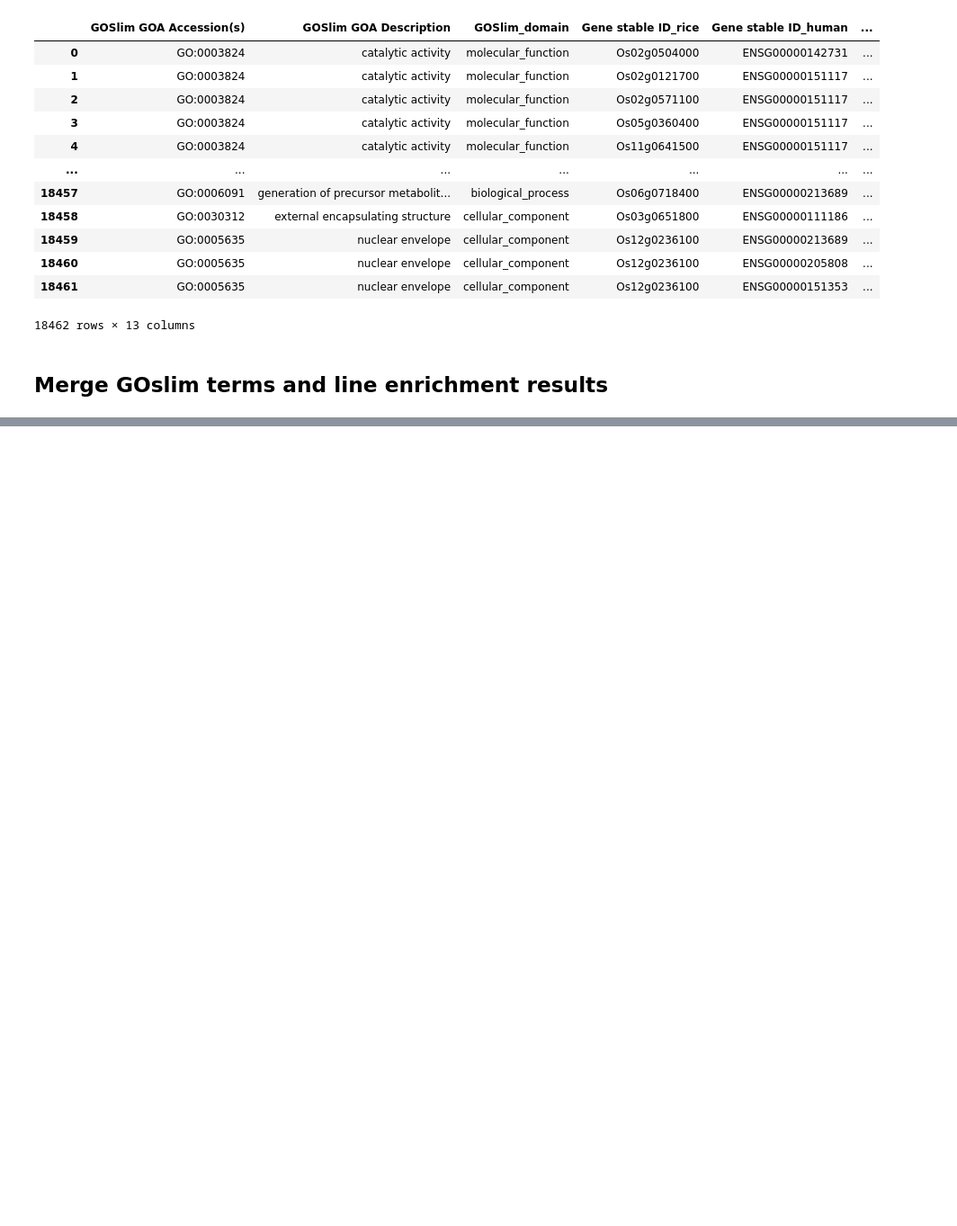
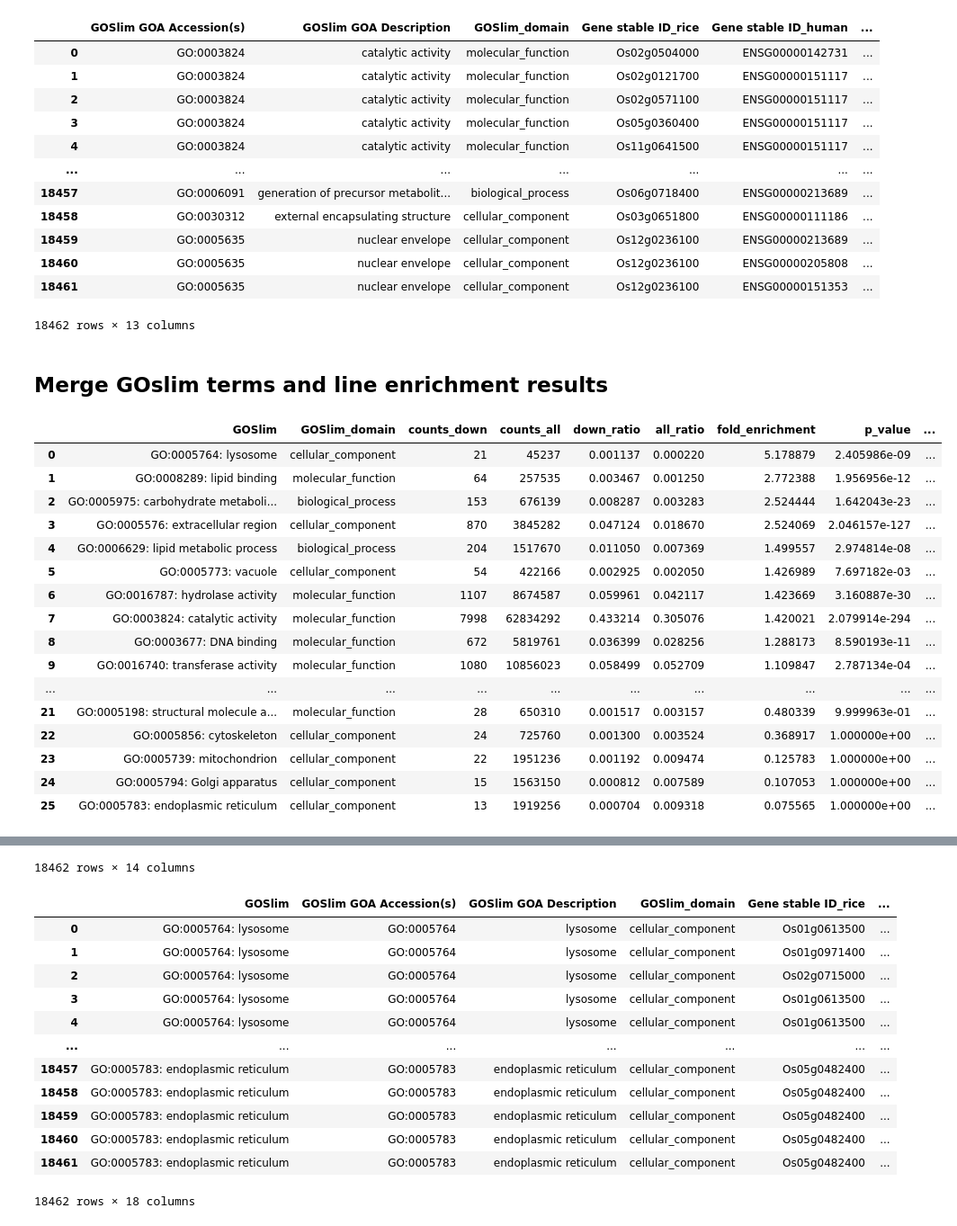
Before and after one commit to yonezawa-sora/pycircos_comaparative_species, a Jupyter notebook: data_preprocessing/2_GOSlim_combined_down_HR.ipynb, the cells around one changed output, grey strips where cells are left out. Shown: that part at 90% size. Saved outputs shown, nothing was run; the diff lists cells and outputs as text; code cells hidden in the pictures; blank space fills up the shorter version.

Commit message:
Modified to allow flexibility for Up or Down

```diff
--- a/data_preprocessing/2_GOSlim_combined_down_HR.ipynb
+++ b/data_preprocessing/2_GOSlim_combined_down_HR.ipynb
@@ -367,36 +367,52 @@ Missing accessions: set()
 # %% [markdown]
 ## Merge GOslim terms and line enrichment results
 # %%
-enrichment = pd.read_csv('../data/goslim_correspondence_q_values/goslim_correspondence_fold_enrichment_p_q.tsv', sep='\t')
+enrichment = pd.read_csv('../data/line_enrichment_down_HR_2311/goslim_correspondence_q_values_down_HR/goslim_correspondence_fold_enrichment_p_q_down.tsv', sep='\t')
 
 merged_df_goslim_sorted["GOSlim"] = merged_df_goslim_sorted['GOSlim GOA Accession(s)'] + ": " + merged_df_goslim_sorted['GOSlim GOA Description']
 
 merged_df_goslim_sorted = merged_df_goslim_sorted[['GOSlim',
                                                     'GOSlim GOA Accession(s)',
                                                     'GOSlim GOA Description',
                                                     'GOSlim_domain',
                                                     'Gene stable ID_rice',
                                                     'Gene stable ID_human',
                                                     'Chromosome/scaffold name_rice',
                                                     'start1 (bp)',
                                                     'end1 (bp)',
                                                     'Chromosome/scaffold name_human',
                                                     'start2 (bp)',
                                                     'end2 (bp)',
                                                     'HN-score(HN5)_rice',
                                                     'HN-score(HN5)_human']]
 
 
 merged_df_goslim_enrichment = pd.merge(
     merged_df_goslim_sorted,
-    enrichment[['GOSlim', 'counts_up', 'fold_enrichment', 'p_value', 'q_value']],
+    enrichment[['GOSlim', 'counts_down', 'fold_enrichment', 'p_value', 'q_value']],
     on='GOSlim',
     how='left'
 )
 merged_df_goslim_enrichment.sort_values('fold_enrichment', ascending=False, inplace=True)
 merged_df_goslim_enrichment.reset_index(drop=True, inplace=True)
 merged_df_goslim_enrichment.to_csv(f"../data/{plot_down}/combined_goslim_enrichment_{direction}.tsv", sep='\t', index=False)
 
-display(enrichment)
-display(merged_df_goslim_sorted)
-display(merged_df_goslim_enrichment)
+display(enrichment, merged_df_goslim_sorted, merged_df_goslim_enrichment)
+# %% [output]
+|  | GOSlim | GOSlim_domain | counts_down | counts_all | down_ratio | all_ratio | fold_enrichment | p_value | ... |
+| 0 | GO:0005764: lysosome | cellular_component | 21 | 45237 | 0.001137 | 0.000220 | 5.178879 | 2.405986e-09 | ... |
+| 1 | GO:0008289: lipid binding | molecular_function | 64 | 257535 | 0.003467 | 0.001250 | 2.772388 | 1.956956e-12 | ... |
+| 2 | GO:0005975: carbohydrate metaboli... | biological_process | 153 | 676139 | 0.008287 | 0.003283 | 2.524444 | 1.642043e-23 | ... |
+| 3 | GO:0005576: extracellular region | cellular_component | 870 | 3845282 | 0.047124 | 0.018670 | 2.524069 | 2.046157e-127 | ... |
+| 4 | GO:0006629: lipid metabolic process | biological_process | 204 | 1517670 | 0.011050 | 0.007369 | 1.499557 | 2.974814e-08 | ... |
+| 5 | GO:0005773: vacuole | cellular_component | 54 | 422166 | 0.002925 | 0.002050 | 1.426989 | 7.697182e-03 | ... |
+| 6 | GO:0016787: hydrolase activity | molecular_function | 1107 | 8674587 | 0.059961 | 0.042117 | 1.423669 | 3.160887e-30 | ... |
+| 7 | GO:0003824: catalytic activity | molecular_function | 7998 | 62834292 | 0.433214 | 0.305076 | 1.420021 | 2.079914e-294 | ... |
+| 8 | GO:0003677: DNA binding | molecular_function | 672 | 5819761 | 0.036399 | 0.028256 | 1.288173 | 8.590193e-11 | ... |
+| 9 | GO:0016740: transferase activity | molecular_function | 1080 | 10856023 | 0.058499 | 0.052709 | 1.109847 | 2.787134e-04 | ... |
+| ... | ... | ... | ... | ... | ... | ... | ... | ... | ... |
+| 21 | GO:0005198: structural molecule a... | molecular_function | 28 | 650310 | 0.001517 | 0.003157 | 0.480339 | 9.999963e-01 | ... |
+| 22 | GO:0005856: cytoskeleton | cellular_component | 24 | 725760 | 0.001300 | 0.003524 | 0.368917 | 1.000000e+00 | ... |
+| 23 | GO:0005739: mitochondrion | cellular_component | 22 | 1951236 | 0.001192 | 0.009474 | 0.125783 | 1.000000e+00 | ... |
+| 24 | GO:0005794: Golgi apparatus | cellular_component | 15 | 1563150 | 0.000812 | 0.007589 | 0.107053 | 1.000000e+00 | ... |
+| 25 | GO:0005783: endoplasmic reticulum | cellular_component | 13 | 1919256 | 0.000704 | 0.009318 | 0.075565 | 1.000000e+00 | ... |
@@ -402,0 +431,14 @@ display(merged_df_goslim_enrichment)
+18462 rows × 14 columns
+|  | GOSlim | GOSlim GOA Accession(s) | GOSlim GOA Description | GOSlim_domain | Gene stable ID_rice | ... |
+| 0 | GO:0005764: lysosome | GO:0005764 | lysosome | cellular_component | Os01g0613500 | ... |
+| 1 | GO:0005764: lysosome | GO:0005764 | lysosome | cellular_component | Os01g0971400 | ... |
+| 2 | GO:0005764: lysosome | GO:0005764 | lysosome | cellular_component | Os02g0715000 | ... |
+| 3 | GO:0005764: lysosome | GO:0005764 | lysosome | cellular_component | Os01g0613500 | ... |
+| 4 | GO:0005764: lysosome | GO:0005764 | lysosome | cellular_component | Os01g0613500 | ... |
+| ... | ... | ... | ... | ... | ... | ... |
+| 18457 | GO:0005783: endoplasmic reticulum | GO:0005783 | endoplasmic reticulum | cellular_component | Os05g0482400 | ... |
+| 18458 | GO:0005783: endoplasmic reticulum | GO:0005783 | endoplasmic reticulum | cellular_component | Os05g0482400 | ... |
+| 18459 | GO:0005783: endoplasmic reticulum | GO:0005783 | endoplasmic reticulum | cellular_component | Os05g0482400 | ... |
+| 18460 | GO:0005783: endoplasmic reticulum | GO:0005783 | endoplasmic reticulum | cellular_component | Os05g0482400 | ... |
+| 18461 | GO:0005783: endoplasmic reticulum | GO:0005783 | endoplasmic reticulum | cellular_component | Os05g0482400 | ... |
+18462 rows × 18 columns
```
Also changed, not shown: parts of 1 cell of this notebook, 3 other files.
